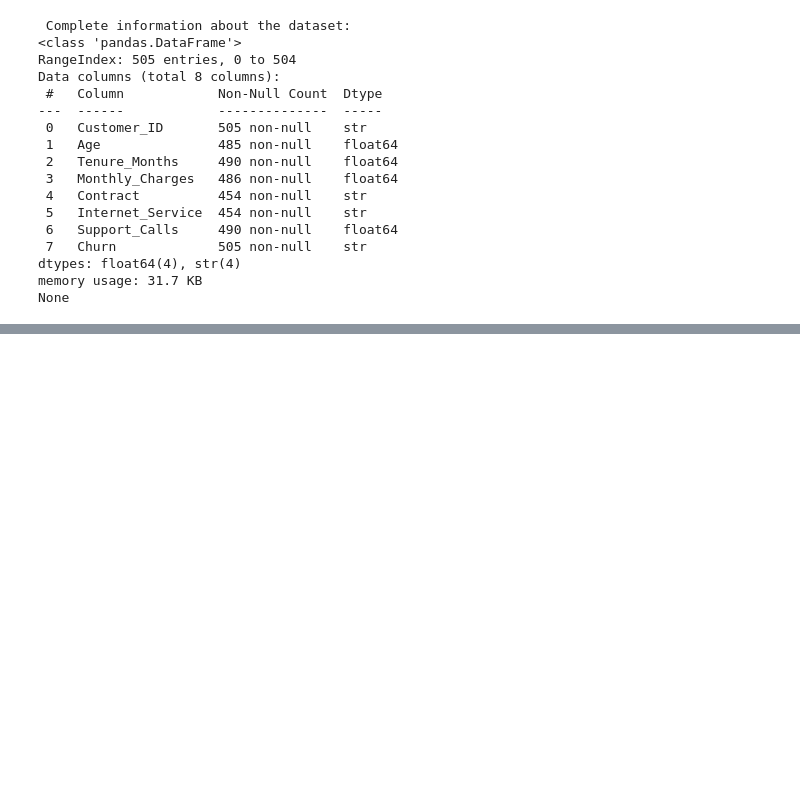
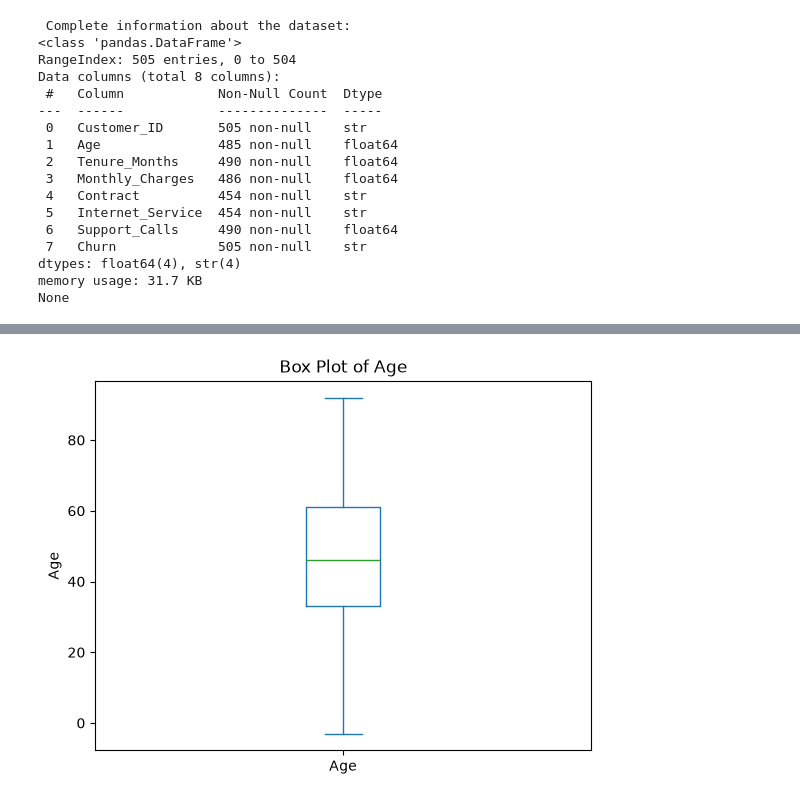
Before and after one commit to umarabrar-git/customer-churn-project, a Jupyter notebook: customer_churn_P1.ipynb, the cells around one changed output, grey strips where cells are left out. Saved outputs shown, nothing was run; the diff lists cells and outputs as text; code cells hidden in the pictures; blank space fills up the shorter version.

```diff
--- a/customer_churn_P1.ipynb
+++ b/customer_churn_P1.ipynb
@@ -374,0 +560,8 @@ None
+# %%
+df["Age"].plot(kind="box")
+
+plt.ylabel("Age")
+plt.title("Box Plot of Age")
+plt.show()
+# %% [output]
+[figure, added]
```
Also changed, not shown: parts of 51 cells of this notebook.
